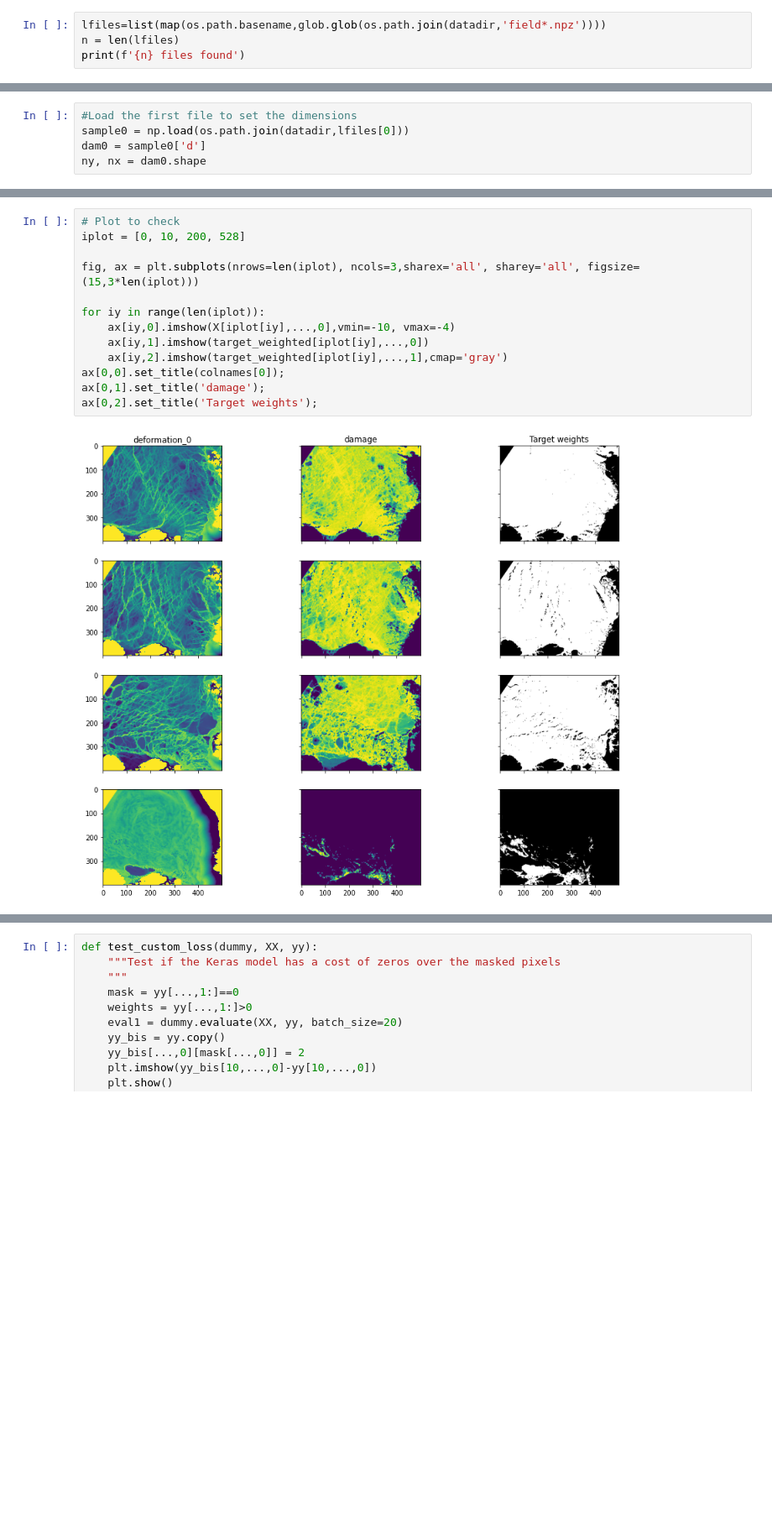
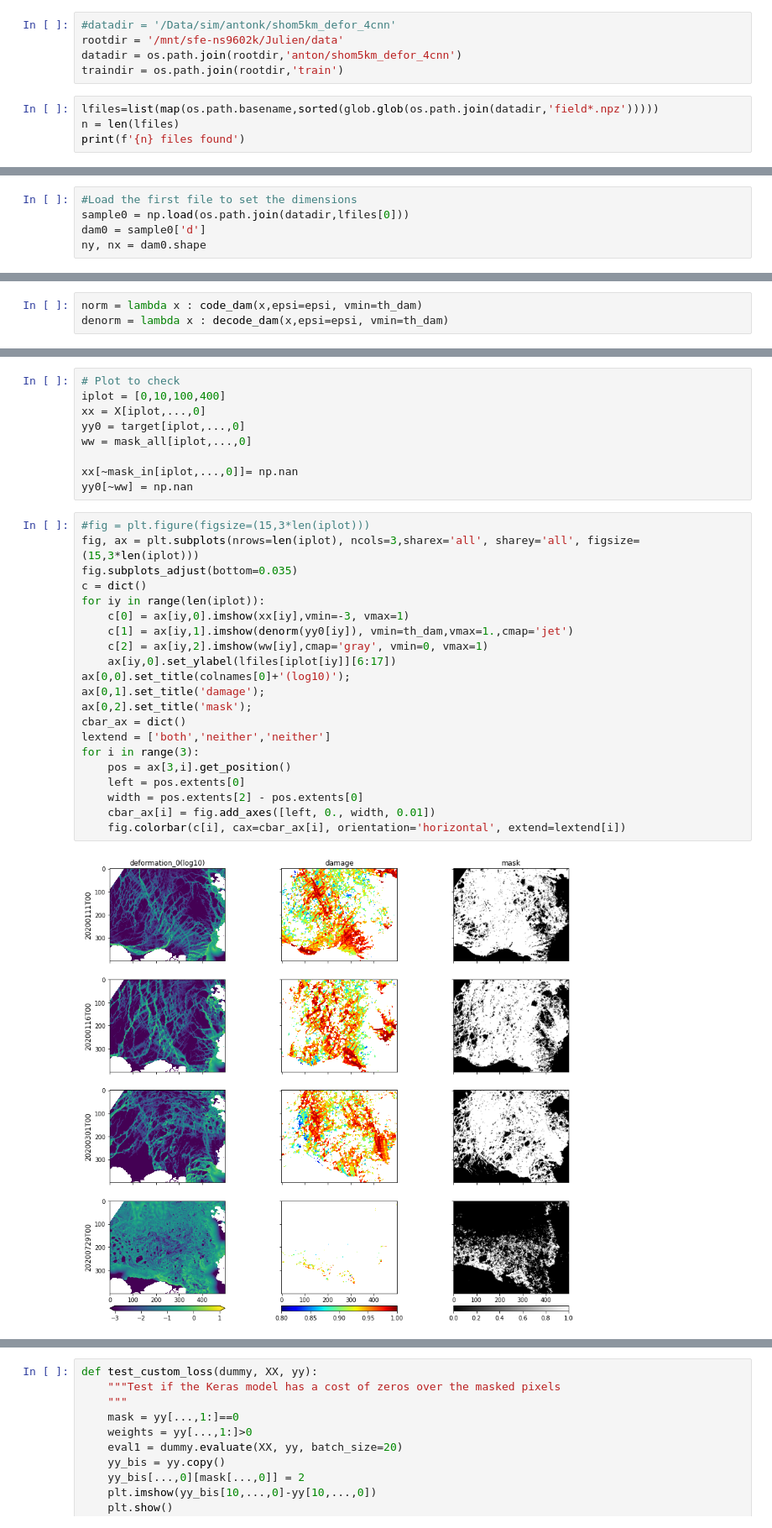
Before and after one commit to nansencenter/SID-NN, a Jupyter notebook: read-data.ipynb, the cells around one changed output, grey strips where cells are left out. Shown at 84% size. Saved outputs shown, nothing was run; the diff lists cells and outputs as text; blank space fills up the shorter version.

```diff
--- a/read-data.ipynb
+++ b/read-data.ipynb
@@ -9,5 +15,10 @@ datadir = '/Data/sim/antonk/shom5km_defor_4cnn'
+# %%
+#datadir = '/Data/sim/antonk/shom5km_defor_4cnn'
+rootdir = '/mnt/sfe-ns9602k/Julien/data'
+datadir = os.path.join(rootdir,'anton/shom5km_defor_4cnn')
+traindir = os.path.join(rootdir,'train')
 # %%
-lfiles=list(map(os.path.basename,glob.glob(os.path.join(datadir,'field*.npz'))))
+lfiles=list(map(os.path.basename,sorted(glob.glob(os.path.join(datadir,'field*.npz')))))
 n = len(lfiles)
 print(f'{n} files found')
 # %% [output]
@@ -20,2 +40,5 @@ ny, nx = dam0.shape
+# %%
+norm = lambda x : code_dam(x,epsi=epsi, vmin=th_dam)
+denorm = lambda x : decode_dam(x,epsi=epsi, vmin=th_dam)
 # %%
 # Create dataset
@@ -66,15 +89,32 @@ target_weighted = np.concatenate((target_masked,weights),axis=-1)
+# %%
+# Plot to check
+iplot = [0,10,100,400]
+xx = X[iplot,...,0]
+yy0 = target[iplot,...,0]
+ww = mask_all[iplot,...,0]
+
+xx[~mask_in[iplot,...,0]]= np.nan
+yy0[~ww] = np.nan
 # %%
-# Plot to check
-iplot = [0, 10, 200, 528]
-
+#fig = plt.figure(figsize=(15,3*len(iplot)))
 fig, ax = plt.subplots(nrows=len(iplot), ncols=3,sharex='all', sharey='all', figsize=(15,3*len(iplot)))
-
+fig.subplots_adjust(bottom=0.035)
+c = dict()
 for iy in range(len(iplot)):
-    ax[iy,0].imshow(X[iplot[iy],...,0],vmin=-10, vmax=-4)
-    ax[iy,1].imshow(target_weighted[iplot[iy],...,0])
-    ax[iy,2].imshow(target_weighted[iplot[iy],...,1],cmap='gray')
-ax[0,0].set_title(colnames[0]);
+    c[0] = ax[iy,0].imshow(xx[iy],vmin=-3, vmax=1)
+    c[1] = ax[iy,1].imshow(denorm(yy0[iy]), vmin=th_dam,vmax=1.,cmap='jet')
+    c[2] = ax[iy,2].imshow(ww[iy],cmap='gray', vmin=0, vmax=1)
+    ax[iy,0].set_ylabel(lfiles[iplot[iy]][6:17])
+ax[0,0].set_title(colnames[0]+'(log10)');
 ax[0,1].set_title('damage');
-ax[0,2].set_title('Target weights');
+ax[0,2].set_title('mask');
+cbar_ax = dict()
+lextend = ['both','neither','neither']
+for i in range(3):
+    pos = ax[3,i].get_position()
+    left = pos.extents[0]
+    width = pos.extents[2] - pos.extents[0]
+    cbar_ax[i] = fig.add_axes([left, 0., width, 0.01])
+    fig.colorbar(c[i], cax=cbar_ax[i], orientation='horizontal', extend=lextend[i])
 # %% [output]
-[figure, old version]
+[figure, new version]
```
Also changed, not shown: parts of 29 cells of this notebook, 3 other files.
